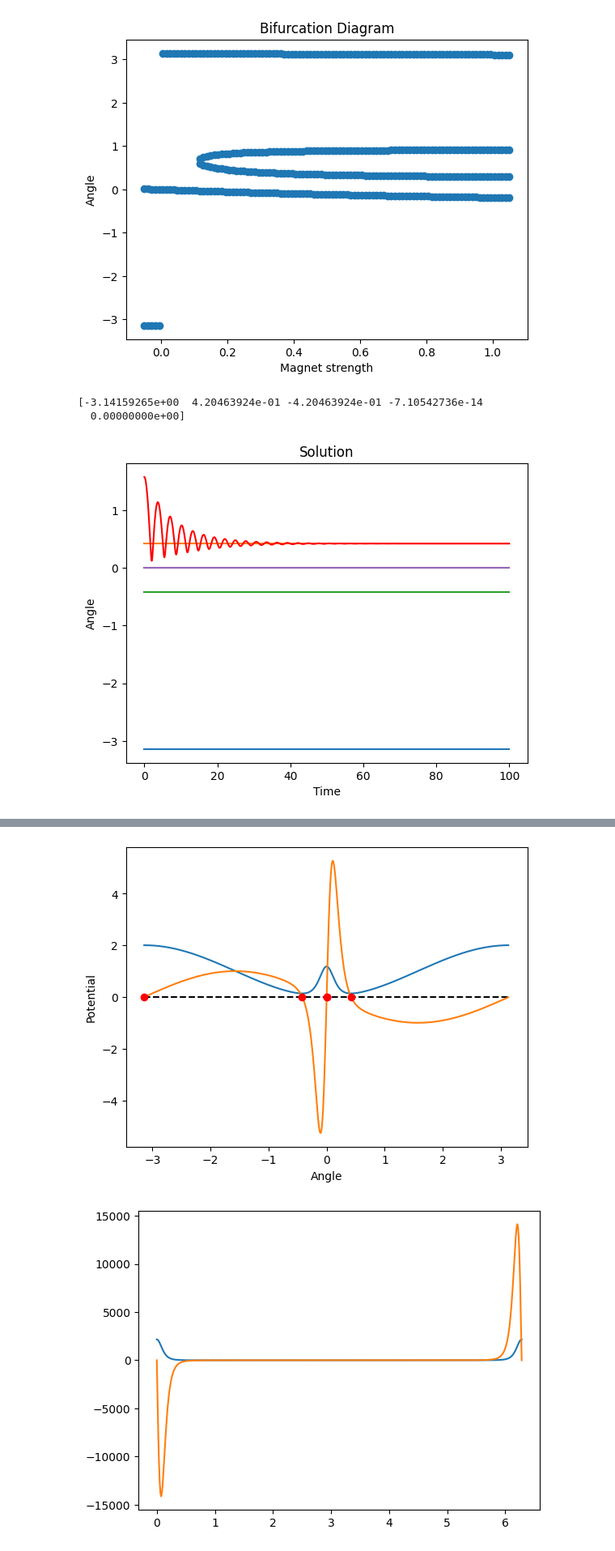
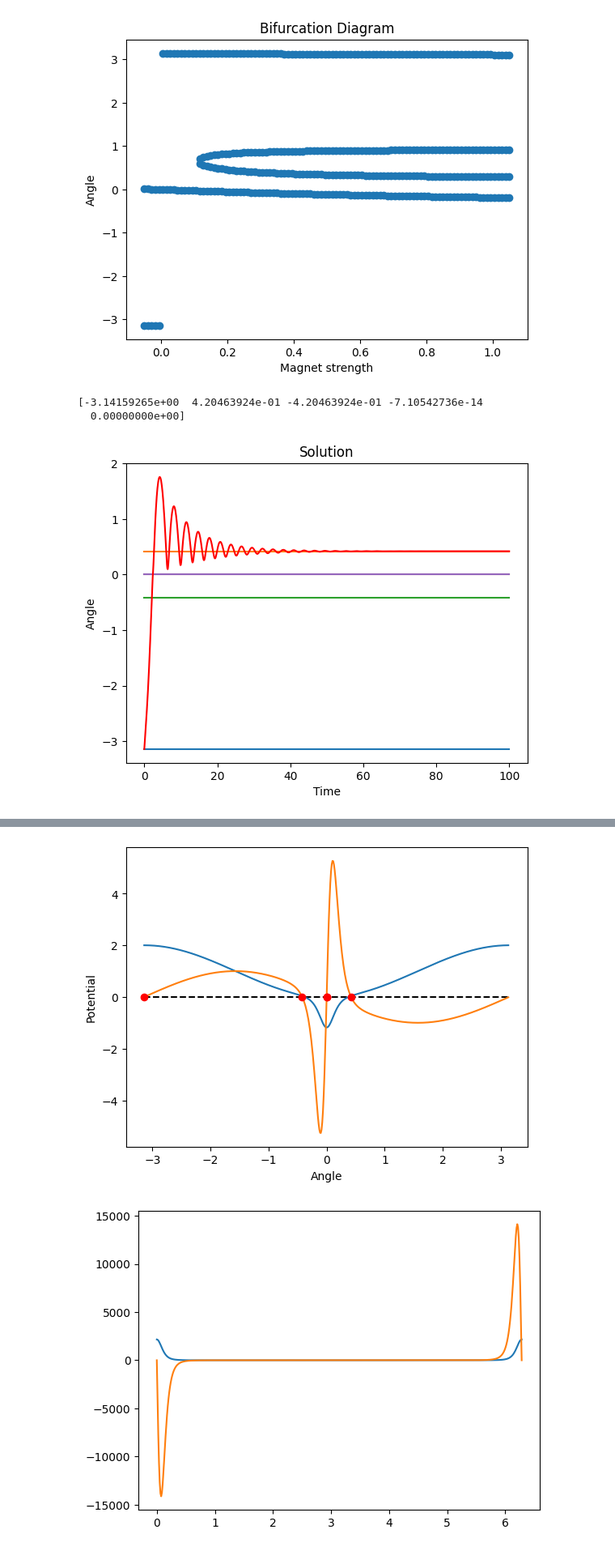
Before and after one commit to Dobel26/MagneticPendulum, a Jupyter notebook: new_sim.ipynb, the cells around one changed output, grey strips where cells are left out. Shown at 81% size. Drawn from its saved outputs; the diff is of its cells as text; code cells hidden in the pictures.

```diff
--- a/new_sim.ipynb
+++ b/new_sim.ipynb
@@ -54,7 +54,7 @@ class System:
         dL = -g / self.length * np.sin(state[0]) - self.damp * state[1]
 
         for magnet in self.magnets:
-            dL += -magnet.potential_derivative(state[0])
+            dL += magnet.potential_derivative(state[0])
 
         return np.array([state[1], dL])
 
@@ -203,35 +203,35 @@ plot_bifurcation([1.3, 1.3])
 # %%
 fig, ax = plt.subplots()
 
 marcus = System()
-marcus.add_magnet(Magnet([0, 1.3], [0.0, 0.005]))
+marcus.add_magnet(Magnet([0.0, 1.3], [0.0, -0.005]))
 crit_points = marcus.get_critical_points()
 trajectory_values = []
 print(crit_points)
-# for angle in crit_points:
-# # for angle in crit_points[::-1]:
-#     marcus.angle = angle
-#     marcus.velocity = 0
-#     marcus.solve()
-#     marcus.plot_solution(ax=ax)
+for angle in crit_points:
+# for angle in crit_points[::-1]:
+    marcus.angle = angle
+    marcus.velocity = 0
+    marcus.solve()
+    marcus.plot_solution(ax=ax)
 
-marcus.angle = 1.57512689
-marcus.velocity = 0
+marcus.angle = -np.pi * 0.999999999999999
+marcus.velocity = 1
 marcus.solve()
 marcus.plot_solution(ax=ax, color="red")
 plt.show()
 
 fig, ax = plt.subplots()
 ax.plot([-np.pi, np.pi], [0, 0], "k--")
 p = marcus.plot_potential(ax=ax)
 D = sm.fourier_diff_D(len(p))
 marcus.plot_potential_derivative(ax=ax)
 # ax.plot(np.linspace(-np.pi, np.pi, len(p)), -D.dot(p), "g")
 ax.plot(crit_points, [0] * len(crit_points), "ro")
 
 # print(marcus.rhs([1, 0]))
 print([marcus.rhs([cp, 0])[1] for cp in crit_points])
 # %% [output]
 [-3.14159265e+00  4.20463924e-01 -4.20463924e-01 -7.10542736e-14
   0.00000000e+00]
-[figure, old version]
+[figure, new version]
@@ -239,4 +239,4 @@ print([marcus.rhs([cp, 0])[1] for cp in crit_points])
-[figure, old version]
+[figure, new version]
 # %%
 m = Magnet([0, 1.2], [0, 1])
 thetas = np.linspace(0, 2 * np.pi, 500)
```
Also changed, not shown: parts of 1 cell of this notebook, 3 other files.
